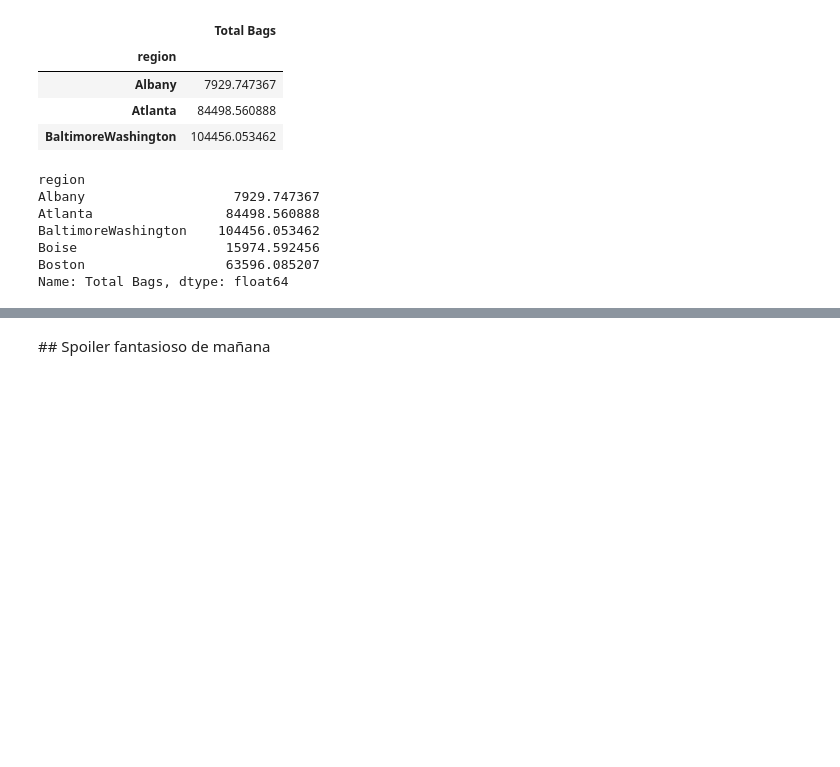
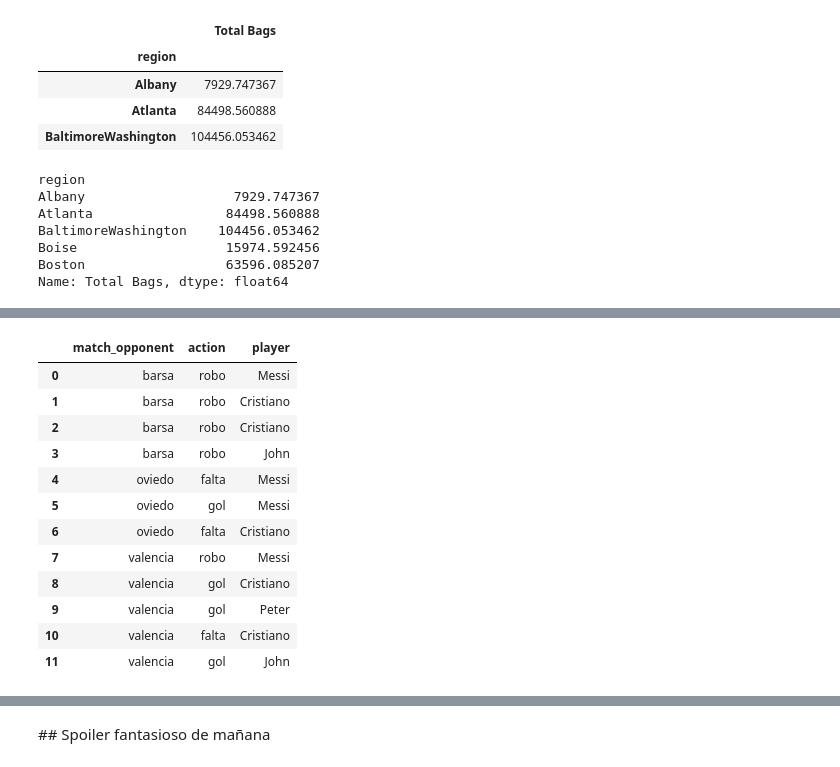
Before and after one commit to Ironhack-Data-Madrid-Mayo-2021/Classroom-Materials, a Jupyter notebook: week_02/03-pandas.ipynb, the cells around one changed output, grey strips where cells are left out. Saved outputs shown, nothing was run; the diff lists cells and outputs as text; code cells hidden in the pictures; blank space fills up the shorter version.

```diff
--- a/week_02/03-pandas.ipynb
+++ b/week_02/03-pandas.ipynb
@@ -1145,0 +1194,16 @@ df_occupations = pd.read_csv('https://raw.githubusercontent.com/justmarkham/DAT8
+# %%
+actions_rm
+# %% [output]
+|  | match_opponent | action | player |
+| 0 | barsa | robo | Messi |
+| 1 | barsa | robo | Cristiano |
+| 2 | barsa | robo | Cristiano |
+| 3 | barsa | robo | John |
+| 4 | oviedo | falta | Messi |
+| 5 | oviedo | gol | Messi |
+| 6 | oviedo | falta | Cristiano |
+| 7 | valencia | robo | Messi |
+| 8 | valencia | gol | Cristiano |
+| 9 | valencia | gol | Peter |
+| 10 | valencia | falta | Cristiano |
+| 11 | valencia | gol | John |
```
Also changed, not shown: parts of 24 cells of this notebook.
